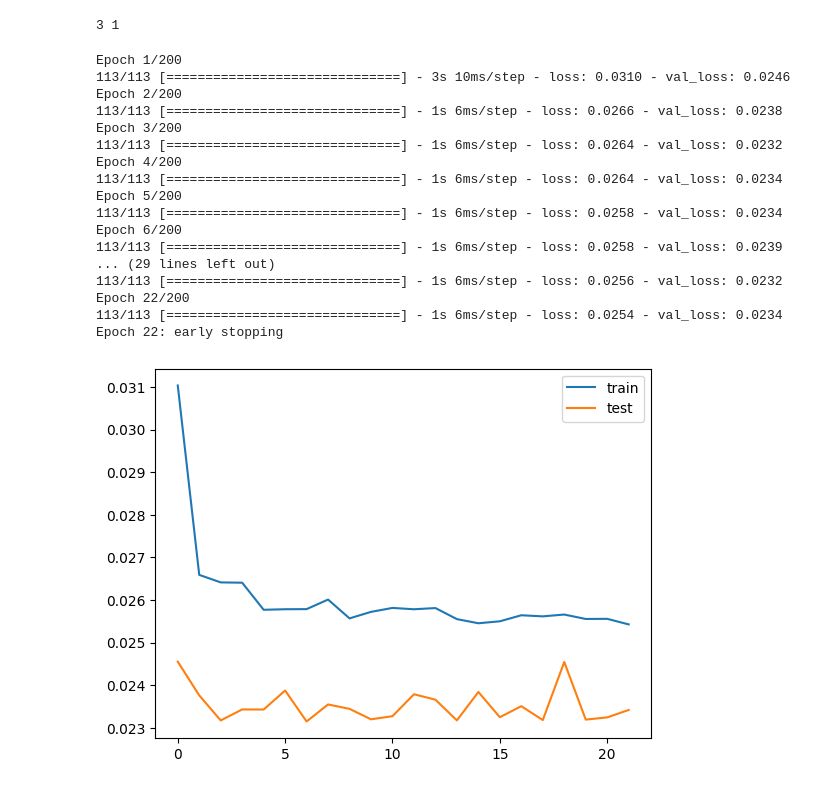
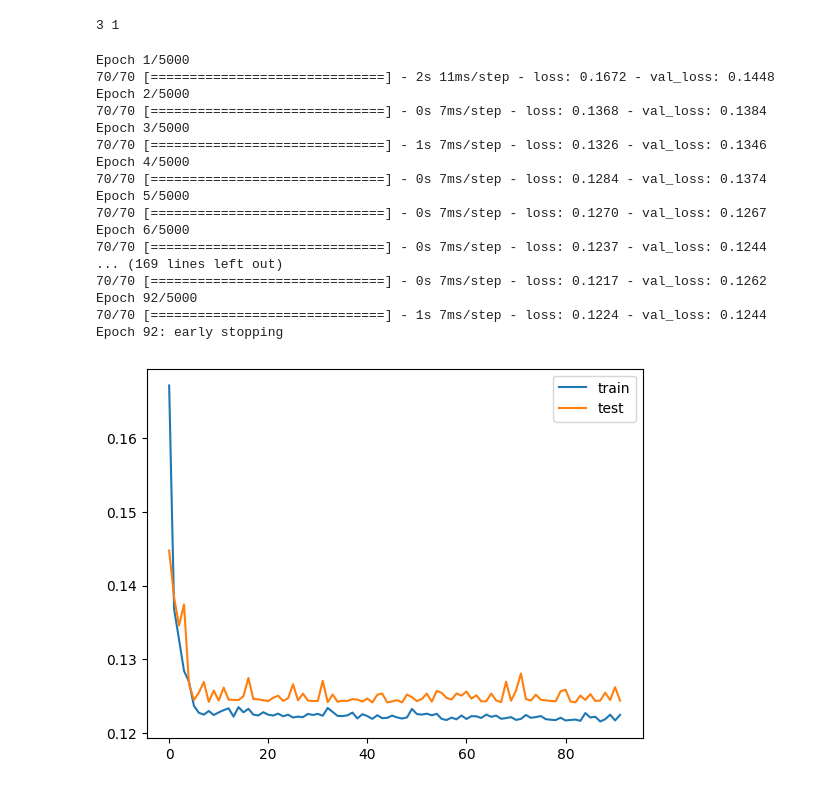
Before and after one commit to diasYuri/radiation-forecast, a Jupyter notebook: notebook/baseline/juiz-de-fora.ipynb, the cells around one changed output. Saved outputs shown, nothing was run; the diff lists cells and outputs as text; code cells hidden in the pictures.

```diff
--- a/notebook/baseline/juiz-de-fora.ipynb
+++ b/notebook/baseline/juiz-de-fora.ipynb
@@ -107,7 +105,7 @@ df_scaled
 | 2022-12-31 | 0.589643 |
 5699 rows × 1 columns
 # %%
-X, Y = windowing(df_scaled, 3, 1)
+X, Y = windowing(df_scaled, 'RADIATION', 3, 1)
 # %%
 for i in range(len(X)):
     print(X[i], Y[i])
@@ -137,44 +135,44 @@ print(train_x.shape[1], train_x.shape[2])
 3 1
 # %%
 model = Sequential([
-    LSTM(units=200, input_shape=(train_x.shape[1], train_x.shape[2])),
-    Dense(1, activation='sigmoid')
+    LSTM(units=320, input_shape=(train_x.shape[1], train_x.shape[2])),
+    Dense(1, activation='relu')
 ])
 
-model.compile(loss='mse', optimizer=keras.optimizers.legacy.Adam(learning_rate=0.01))
+model.compile(loss='mae', optimizer=keras.optimizers.legacy.Adam())
 
-es = EarlyStopping(monitor='val_loss', mode='min', verbose=1, patience=15)
+es = EarlyStopping(monitor='val_loss', mode='min', verbose=1, patience=50)
 history = model.fit(train_x,
                      train_y,
-                     epochs=200,
-                     #batch_size=16,
-                     validation_split=0.3,
+                     epochs=5000,
+                     batch_size=64,
+                     validation_split=0.13,
                      verbose=1,
                      callbacks=[es])
 # plot history
 pyplot.plot(history.history['loss'], label='train')
 pyplot.plot(history.history['val_loss'], label='test')
 pyplot.legend()
 pyplot.show()
 # %% [output]
-Epoch 1/200
-113/113 [==============================] - 3s 10ms/step - loss: 0.0310 - val_loss: 0.0246
-Epoch 2/200
-113/113 [==============================] - 1s 6ms/step - loss: 0.0266 - val_loss: 0.0238
-Epoch 3/200
-113/113 [==============================] - 1s 6ms/step - loss: 0.0264 - val_loss: 0.0232
-Epoch 4/200
-113/113 [==============================] - 1s 6ms/step - loss: 0.0264 - val_loss: 0.0234
-Epoch 5/200
-113/113 [==============================] - 1s 6ms/step - loss: 0.0258 - val_loss: 0.0234
-Epoch 6/200
-113/113 [==============================] - 1s 6ms/step - loss: 0.0258 - val_loss: 0.0239
-... (29 lines left out)
-113/113 [==============================] - 1s 6ms/step - loss: 0.0256 - val_loss: 0.0232
-Epoch 22/200
-113/113 [==============================] - 1s 6ms/step - loss: 0.0254 - val_loss: 0.0234
-Epoch 22: early stopping
+Epoch 1/5000
+70/70 [==============================] - 2s 11ms/step - loss: 0.1672 - val_loss: 0.1448
+Epoch 2/5000
+70/70 [==============================] - 0s 7ms/step - loss: 0.1368 - val_loss: 0.1384
+Epoch 3/5000
+70/70 [==============================] - 1s 7ms/step - loss: 0.1326 - val_loss: 0.1346
+Epoch 4/5000
+70/70 [==============================] - 0s 7ms/step - loss: 0.1284 - val_loss: 0.1374
+Epoch 5/5000
+70/70 [==============================] - 0s 7ms/step - loss: 0.1270 - val_loss: 0.1267
+Epoch 6/5000
+70/70 [==============================] - 0s 7ms/step - loss: 0.1237 - val_loss: 0.1244
+... (169 lines left out)
+70/70 [==============================] - 0s 7ms/step - loss: 0.1217 - val_loss: 0.1262
+Epoch 92/5000
+70/70 [==============================] - 1s 7ms/step - loss: 0.1224 - val_loss: 0.1244
+Epoch 92: early stopping
-[figure, old version]
+[figure, new version]
 # %%
 model.evaluate(test_x, test_y, verbose=1)
 # %% [output]
```
Also changed, not shown: parts of 4 cells of this notebook, 22 other files.
